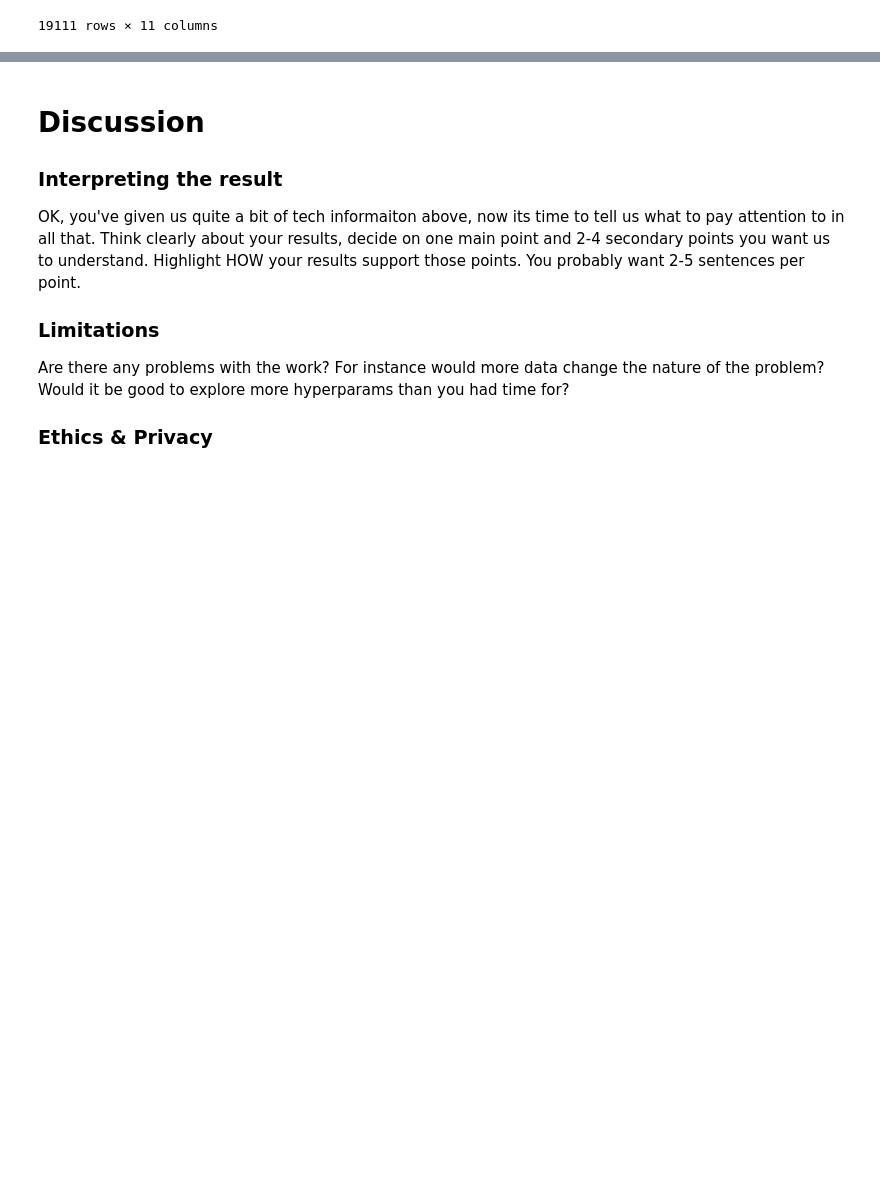
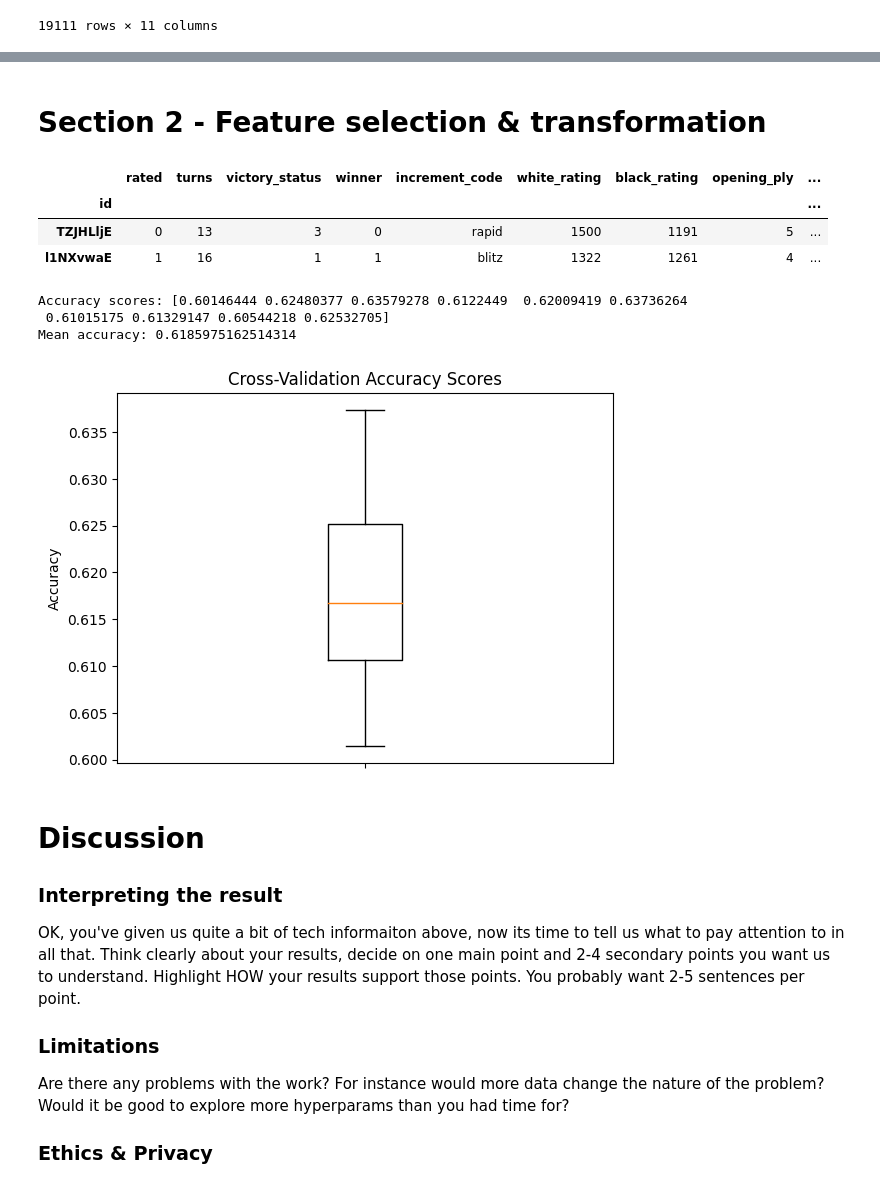
Before and after one commit to kalampark/Lichess-analysis-and-winner-prediction, a Jupyter notebook: FinalProjectGroup037-Wi23.ipynb, the cells around one changed output, grey strips where cells are left out. Cells and saved outputs as stored; diff of their text form; code cells hidden in the pictures; blank space fills up the shorter version.

Commit message:
section 2 updates

```diff
--- a/FinalProjectGroup037-Wi23.ipynb
+++ b/FinalProjectGroup037-Wi23.ipynb
@@ -555,3 +610,55 @@ plt.show()
+# %% [markdown]
+# Section 2 - Feature selection & transformation
+# %%
+df.head(2)
+# %% [output]
+|  | rated | turns | victory_status | winner | increment_code | white_rating | black_rating | opening_ply | ... |
+| id |  |  |  |  |  |  |  |  | ... |
+| TZJHLljE | 0 | 13 | 3 | 0 | rapid | 1500 | 1191 | 5 | ... |
+| l1NXvwaE | 1 | 16 | 1 | 1 | blitz | 1322 | 1261 | 4 | ... |
+# %%
+from sklearn.preprocessing import OneHotEncoder, StandardScaler
+from sklearn.compose import ColumnTransformer
+from sklearn.linear_model import LogisticRegression
+from sklearn.model_selection import cross_val_score
+from sklearn.feature_selection import SelectKBest, f_classif
+
+X = df.drop('winner', axis=1)
+y = df['winner']
+
+# Transform categorical variables using one-hot encoding
+cat_cols = ['increment_code', 'white_first_move', 'black_first_move']
+num_cols = ['rated','turns','victory_status','winner', 'white_rating', 'black_rating', 'opening_ply', 'rating_difference']
+transformer = ColumnTransformer([('one_hot', OneHotEncoder(), cat_cols)], remainder='passthrough')
+X_transformed = transformer.fit_transform(X)
+
+# Scale numerical variables
+scaler = StandardScaler(with_mean = False)
+X_transformed[:, -5:] = scaler.fit_transform(X_transformed[:, -5:])
+
+# Perform feature selection using ANOVA F-value
+selector = SelectKBest(score_func=f_classif, k=5)
+X_selected = selector.fit_transform(X_transformed, y)
+
+# Fit a logistic regression model with cross-validation
+clf = LogisticRegression(max_iter=1000, random_state=42)
+scores = cross_val_score(clf, X_selected, y, cv=10)
+
+print('Accuracy scores:', scores)
+print('Mean accuracy:', np.mean(scores))
+# %% [output]
+Accuracy scores: [0.60146444 0.62480377 0.63579278 0.6122449  0.62009419 0.63736264
+ 0.61015175 0.61329147 0.60544218 0.62532705]
+Mean accuracy: 0.6185975162514314
+# %%
+fig, ax = plt.subplots()
+ax.boxplot(scores)
+ax.set_title('Cross-Validation Accuracy Scores')
+ax.set_ylabel('Accuracy')
+ax.set_xticklabels([''])
+plt.show()
+# %% [output]
+[figure, added]
 # %% [markdown]
 # Discussion
 
```
Also changed, not shown: parts of 16 cells of this notebook.
